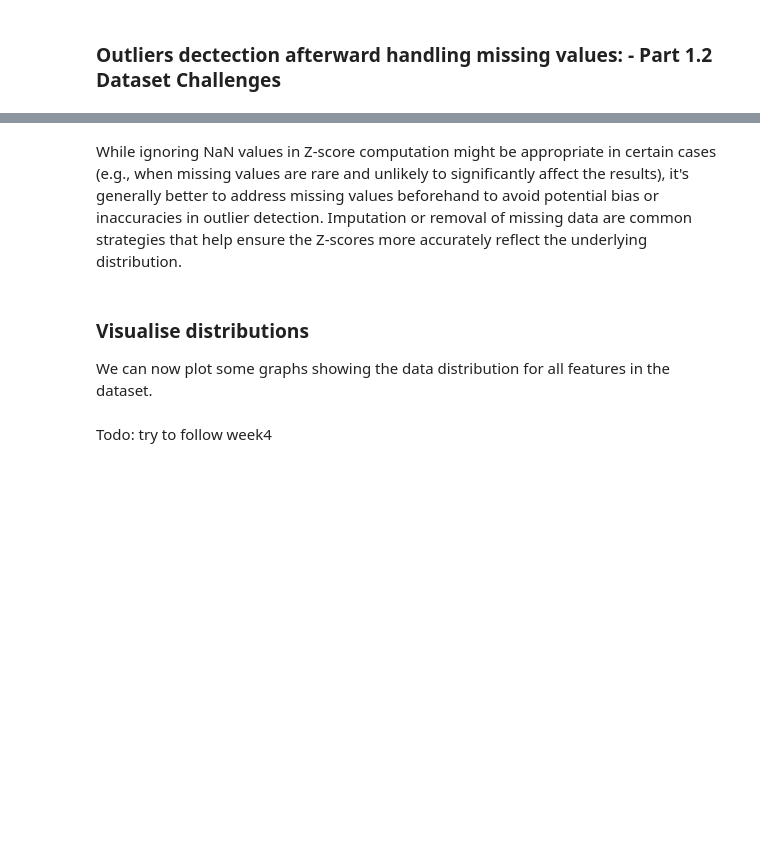
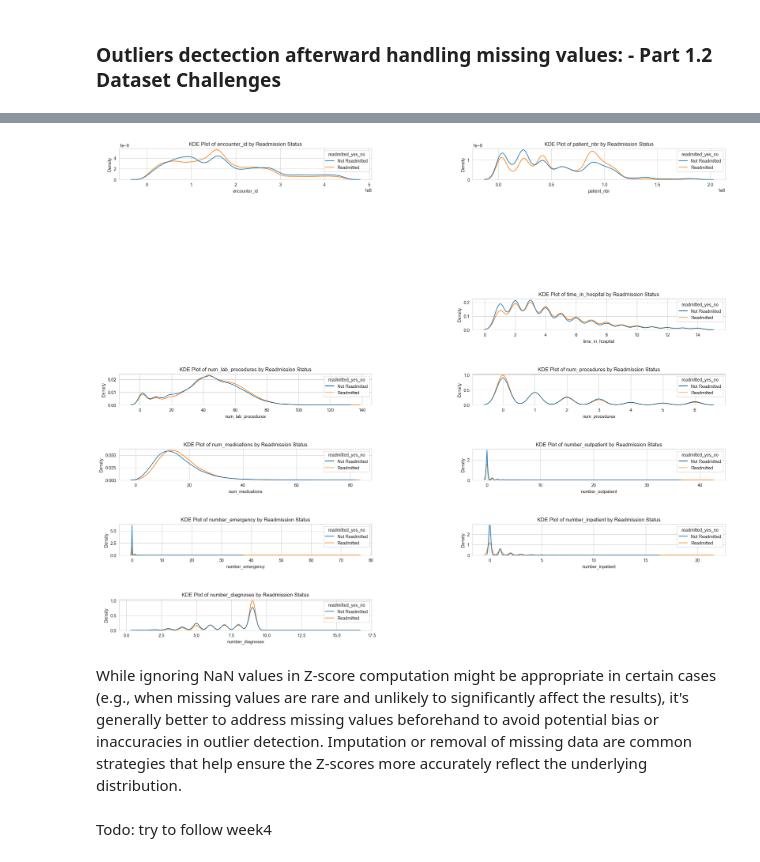
Before and after one commit to iamgiulyUCL/COMP0189Applied-Artificial-IntelligenceUCL, a Jupyter notebook: COMP0189_coursework_1.ipynb, the cells around one changed output, grey strips where cells are left out. Drawn from its saved outputs; the diff is of its cells as text; code cells hidden in the pictures; blank space fills up the shorter version.

```diff
--- a/COMP0189_coursework_1.ipynb
+++ b/COMP0189_coursework_1.ipynb
@@ -631,0 +693,18 @@ Name: count, dtype: int64
+# %%
+# plot KDE plot for numerical columns
+def kde_plot(df):
+    num_cols = 2
+    num_rows = (len(numerical_cols) // num_cols) + (1 if len(numerical_cols) % num_cols > 0 else 0)
+
+    # KDE Plot for numerical columns
+    plt.figure(figsize=(25, 20))
+    for i, col in enumerate(numerical_cols):
+        if col in ['admission_source_id', 'admission_type_id', 'discharge_disposition_id']:
+            continue
+        plt.subplot(num_rows, num_cols, i + 1)
+        sns.kdeplot(data=df, x=col, hue='readmitted_yes_no', common_norm=False)
+        plt.title(f"KDE Plot of {col} by Readmission Status")
+
+    # Adjust space between subplots
+    plt.subplots_adjust(wspace=0.4, hspace=1.4)  # Increase space between plots
+    plt.show()
@@ -631,0 +736,4 @@ Name: count, dtype: int64
+# %%
+kde_plot(diabetic_data_placeholders_substituted)
+# %% [output]
+[figure, added]
@@ -652,7 +774,3 @@ def outliers_dataframe(df, df_name="DataFrame"):
         plt.show()
     else:
         print(f"No numeric columns available for outlier detection in {df_name}.")
-# %% [markdown]
-### Visualise distributions
-
-We can now plot some graphs showing the data distribution for all features in the dataset.
```
Also changed, not shown: parts of 12 cells of this notebook.
